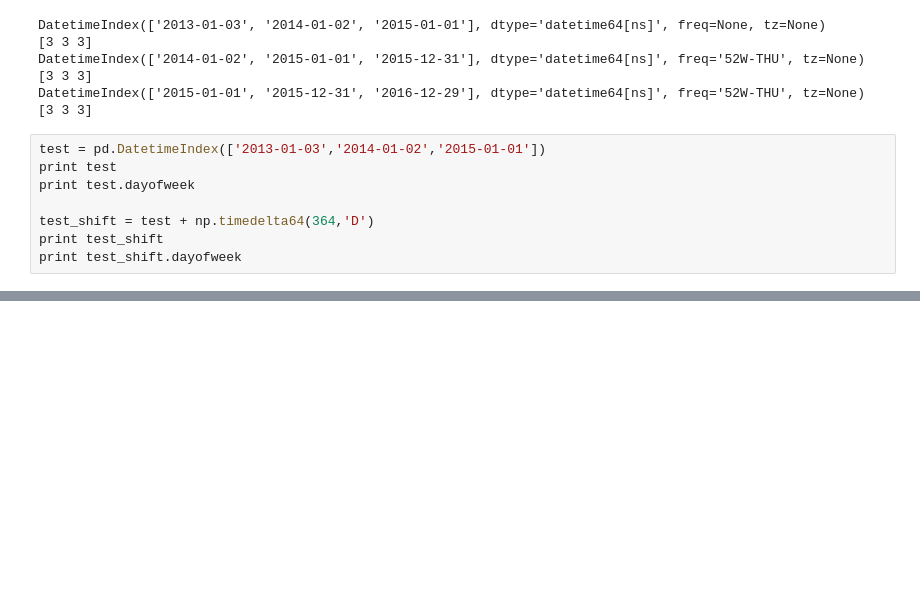
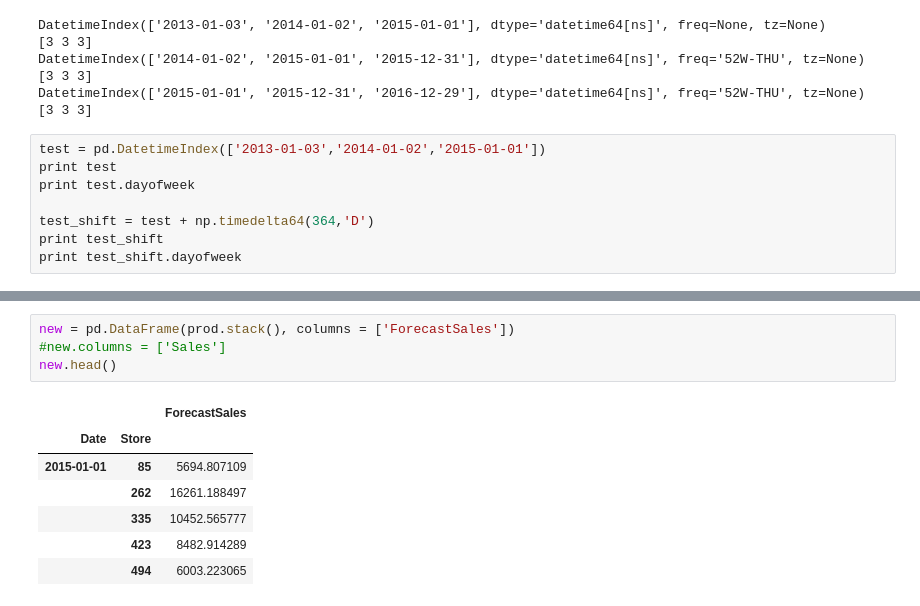
Before and after one commit to tbackes/kaggle-rossman, a Jupyter notebook: TimeSeriesForecasting.ipynb, the cells around one changed output, grey strips where cells are left out. Saved outputs shown, nothing was run; the diff lists cells and outputs as text; blank space fills up the shorter version.

```diff
--- a/TimeSeriesForecasting.ipynb
+++ b/TimeSeriesForecasting.ipynb
@@ -377,0 +423,12 @@ print test_shift.dayofweek
+# %%
+new = pd.DataFrame(prod.stack(), columns = ['ForecastSales'])
+#new.columns = ['Sales']
+new.head()
+# %% [output]
+|  |  | ForecastSales |
+| Date | Store |  |
+| 2015-01-01 | 85 | 5694.807109 |
+|  | 262 | 16261.188497 |
+|  | 335 | 10452.565777 |
+|  | 423 | 8482.914289 |
+|  | 494 | 6003.223065 |
```
Also changed, not shown: parts of 8 cells of this notebook.
